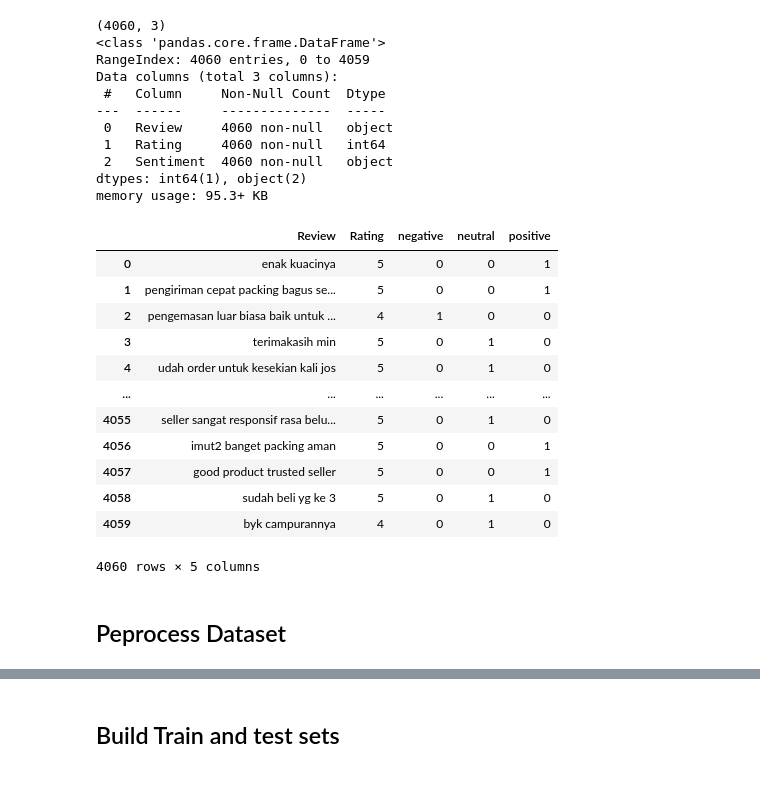
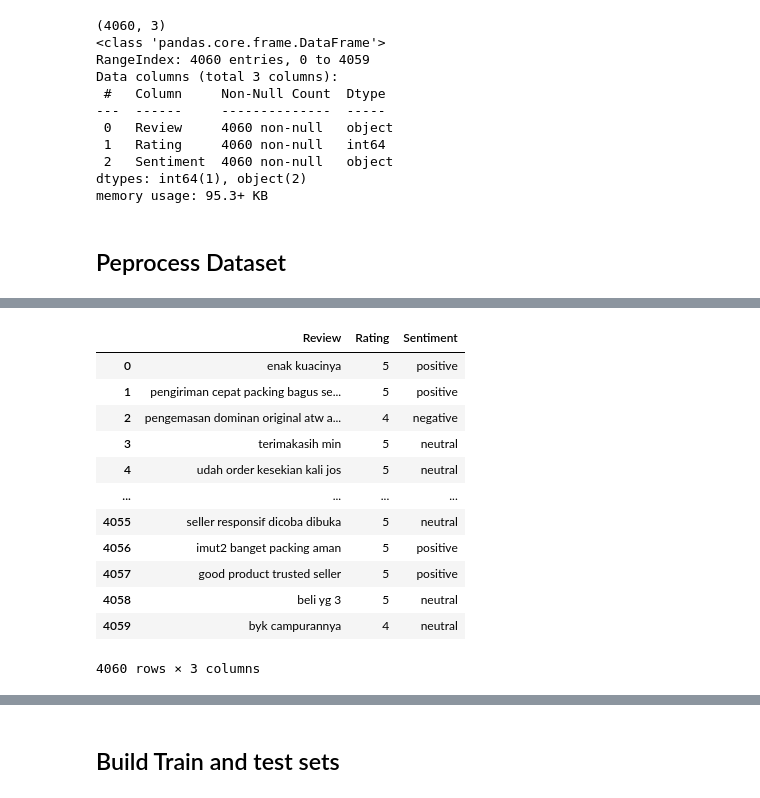
Before and after one commit to H4rfu1/ML-project-TokoLitik-tim-Undagi, a Jupyter notebook: Response/MainProject.ipynb, the cells around one changed output, grey strips where cells are left out. Saved outputs shown, nothing was run; the diff lists cells and outputs as text; code cells hidden in the pictures.

```diff
--- a/Response/MainProject.ipynb
+++ b/Response/MainProject.ipynb
@@ -71,25 +124,16 @@ Data columns (total 3 columns):
  2   Sentiment  4060 non-null   object
 dtypes: int64(1), object(2)
 memory usage: 95.3+ KB
-# %%
-#separate column category and add value to it
-category = pd.get_dummies(df.Sentiment)
-df_new = pd.concat([df, category], axis=1)
-df_new = df_new.drop(columns='Sentiment')
-df_new
-# %% [output]
-|  | Review | Rating | negative | neutral | positive |
-| 0 | enak kuacinya | 5 | 0 | 0 | 1 |
-| 1 | pengiriman cepat packing bagus se... | 5 | 0 | 0 | 1 |
-| 2 | pengemasan luar biasa baik untuk ... | 4 | 1 | 0 | 0 |
-| 3 | terimakasih min | 5 | 0 | 1 | 0 |
-| 4 | udah order untuk kesekian kali jos | 5 | 0 | 1 | 0 |
-| ... | ... | ... | ... | ... | ... |
-| 4055 | seller sangat responsif rasa belu... | 5 | 0 | 1 | 0 |
-| 4056 | imut2 banget packing aman | 5 | 0 | 0 | 1 |
-| 4057 | good product trusted seller | 5 | 0 | 0 | 1 |
-| 4058 | sudah beli yg ke 3 | 5 | 0 | 1 | 0 |
-| 4059 | byk campurannya | 4 | 0 | 1 | 0 |
-4060 rows × 5 columns
 # %% [markdown]
 ## Peprocess Dataset
+# %%
+#removing stopwords
+nltk.download('stopwords')
+def stopword(sentence):
+    review = [words for words in sentence.split() if words not in set(stopwords.words('indonesian'))]
+    review = ' '.join(review)
+    return review
+
+df['Review'] = df['Review'].apply(stopword)
+df
+# %% [output]
@@ -96,3 +142,16 @@ df_new
+|  | Review | Rating | Sentiment |
+| 0 | enak kuacinya | 5 | positive |
+| 1 | pengiriman cepat packing bagus se... | 5 | positive |
+| 2 | pengemasan dominan original atw a... | 4 | negative |
+| 3 | terimakasih min | 5 | neutral |
+| 4 | udah order kesekian kali jos | 5 | neutral |
+| ... | ... | ... | ... |
+| 4055 | seller responsif dicoba dibuka | 5 | neutral |
+| 4056 | imut2 banget packing aman | 5 | positive |
+| 4057 | good product trusted seller | 5 | positive |
+| 4058 | beli yg 3 | 5 | neutral |
+| 4059 | byk campurannya | 4 | neutral |
+4060 rows × 3 columns
 # %%
 #remove repeated char
 # continously repeating character
```
Also changed, not shown: parts of 45 cells of this notebook.
